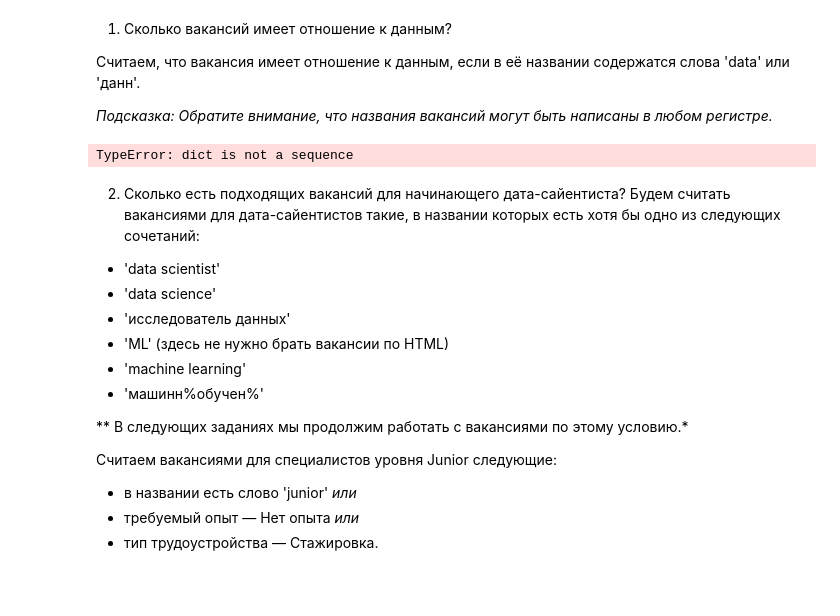
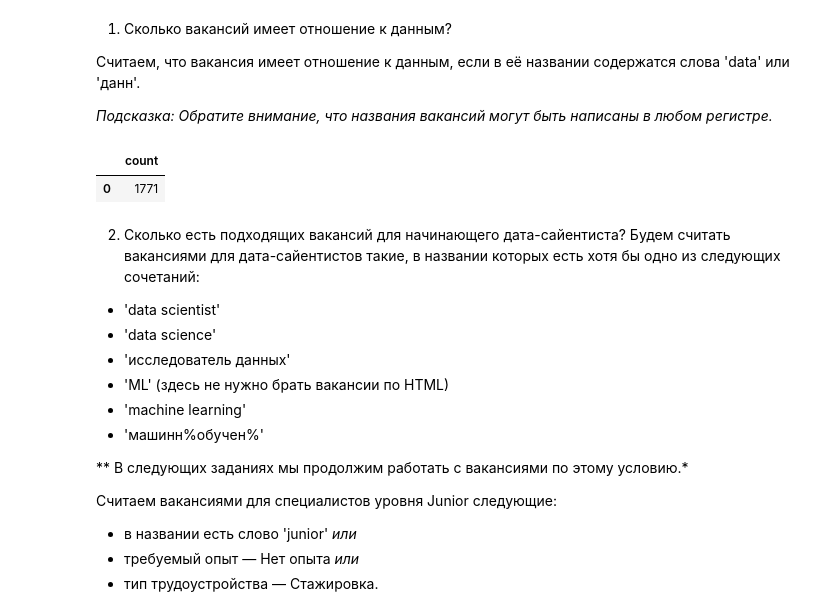
Before and after one commit to Yul-Art/SF-DST, a Jupyter notebook: PROJECT-2. Анализ вакансий из HeadHunter/Project_2_Анализ_вакансий_HH.ipynb, the cells around one changed output. Cells and saved outputs as stored; diff of their text form; code cells hidden in the pictures; blank space fills up the shorter version.

```diff
--- a/PROJECT-2. Анализ вакансий из HeadHunter/Project_2_Анализ_вакансий_HH.ipynb
+++ b/PROJECT-2. Анализ вакансий из HeadHunter/Project_2_Анализ_вакансий_HH.ipynb
@@ -462,13 +468,14 @@ pd.read_sql_query(query_5_7, connection)
 # текст запроса
 query_6_1 = f'''SELECT COUNT(id)
             FROM vacancies
-            WHERE name ILIKE '%data%' OR name ILIKE '%данн%'
+            WHERE name ILIKE '%%data%%' OR name ILIKE '%%данн%%'
             '''
 # %%
 # результат запроса
-pd.read_sql_query(query_6_1, connection)
+pd.read_sql(query_6_1, connection)
 # %% [output]
-TypeError: dict is not a sequence
+|  | count |
+| 0 | 1771 |
 # %% [markdown]
 2. Сколько есть подходящих вакансий для начинающего дата-сайентиста?
 Будем считать вакансиями для дата-сайентистов такие, в названии которых есть хотя бы одно из следующих сочетаний:
```
Also changed, not shown: parts of 18 cells of this notebook, 10 other files.
